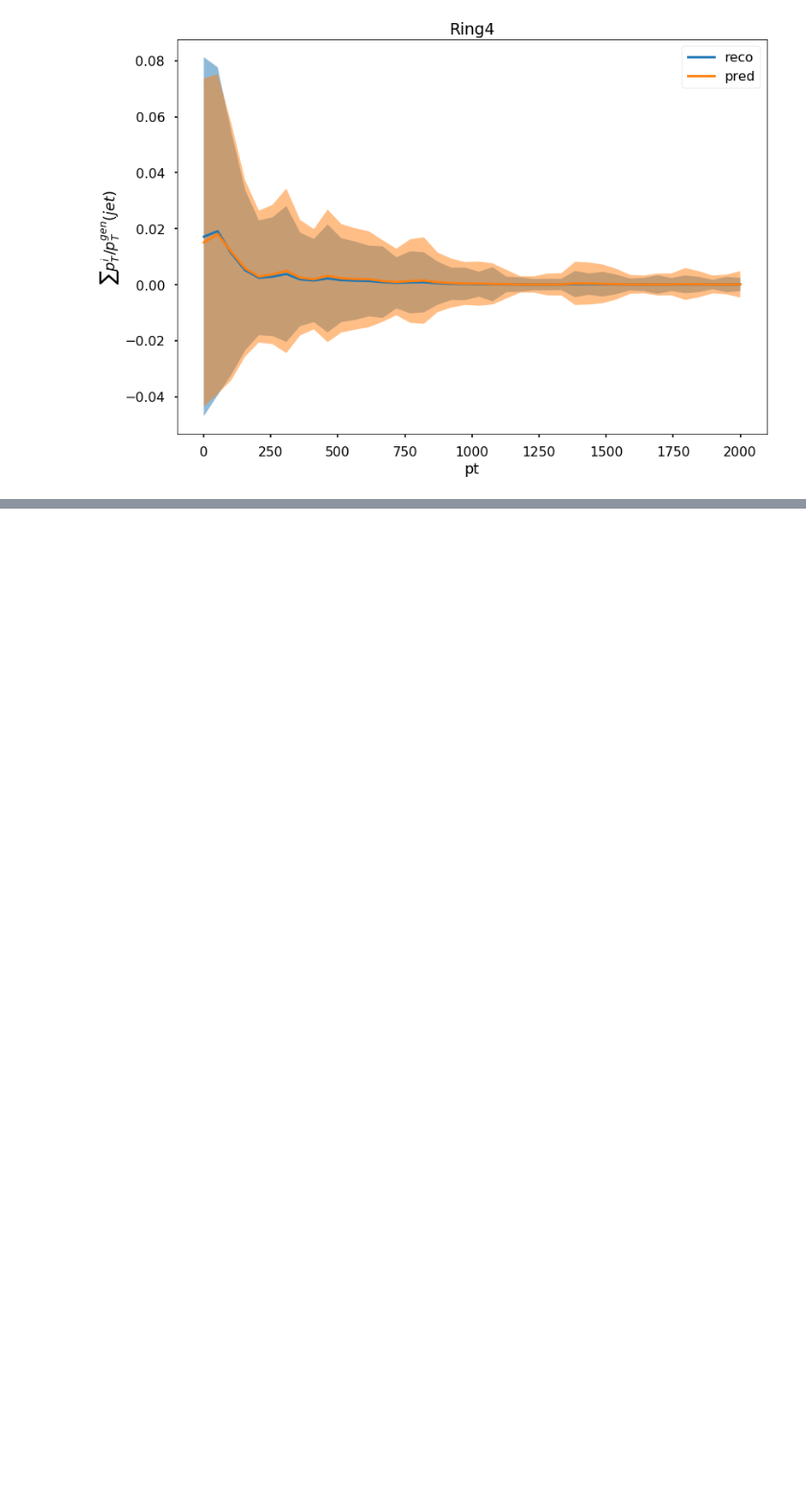
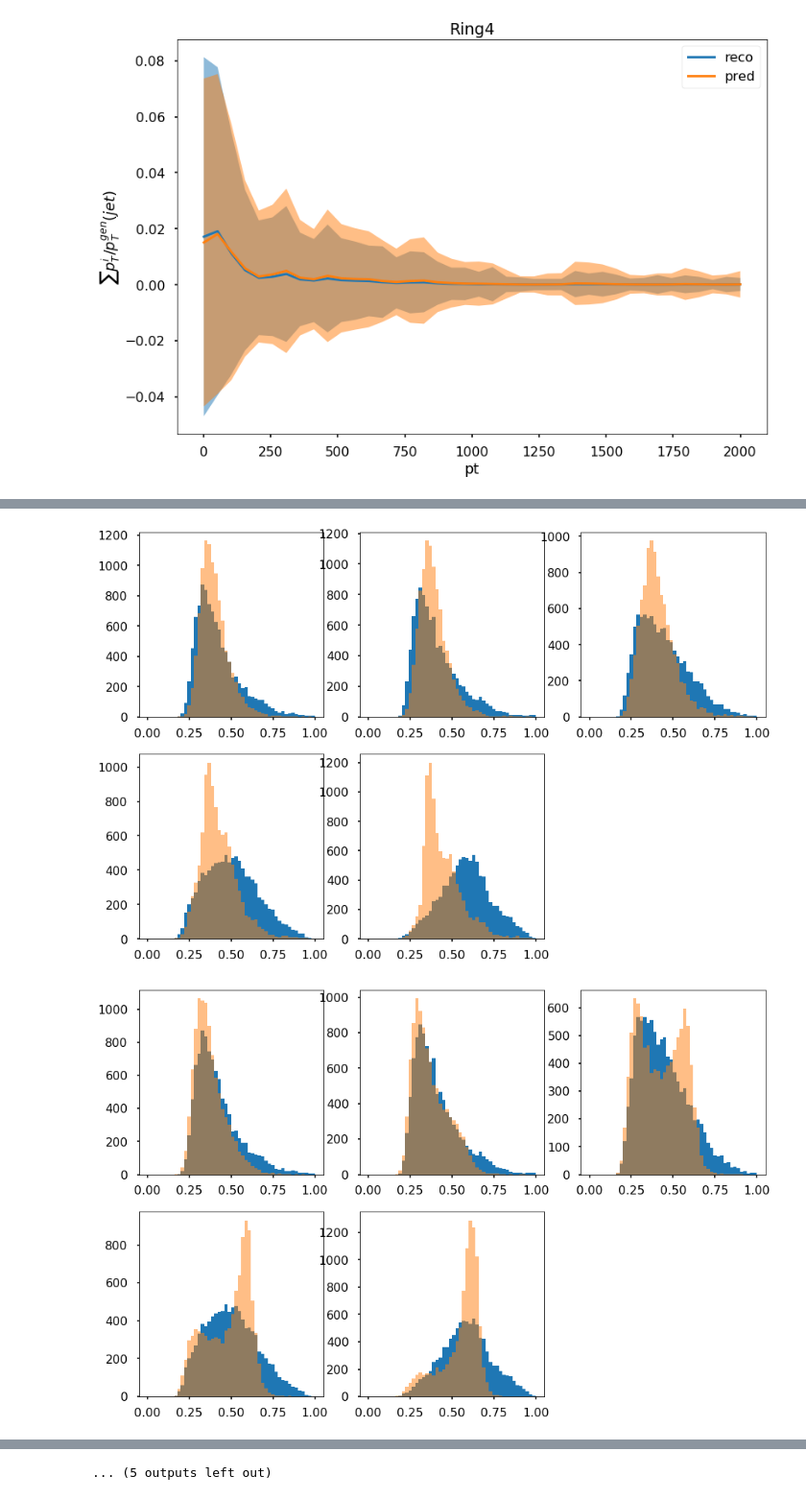
Before and after one commit to alberto-giampaolo/Ganja, a Jupyter notebook: GanjaPy/Exercises.ipynb, the cells around one changed output, grey strips where cells are left out. Shown at 96% size. Cells and saved outputs as stored; diff of their text form; code cells hidden in the pictures; blank space fills up the shorter version.

```diff
--- a/GanjaPy/Exercises.ipynb
+++ b/GanjaPy/Exercises.ipynb
@@ -87,0 +110,15 @@ for v in ['ptD', 'maja', 'mina', 'tau1','tau2', 'tau3']: plot_ks(v)
+# %%
+dx5 = np.percentile(pt,np.linspace(0,100,6))   # pt values
+# %%
+for x in lx:
+    plt.figure(figsize=(15,10))
+    for i in np.arange(1,len(dx5)): #percentile loop
+        plt.subplot(2,3,i)
+        upper, lower = dx5[i], dx5[i-1]
+        ptD_r_ring = df0['reco_ptD'][(pt<upper)&(pt>=lower)]
+        plt.hist(ptD_r_ring,bins=50,range=[0,1])
+        plt.hist(x['pred_ptD'][(pt>=lower)&(pt<upper)],bins=50,range=[0,1],alpha=0.5)
+    plt.show()
+# %% [output]
+[figure, added]
+[figure, added]
@@ -87,0 +135 @@ for v in ['ptD', 'maja', 'mina', 'tau1','tau2', 'tau3']: plot_ks(v)
+... (5 outputs left out)
```
Also changed, not shown: parts of 7 cells of this notebook, 1 other file.
